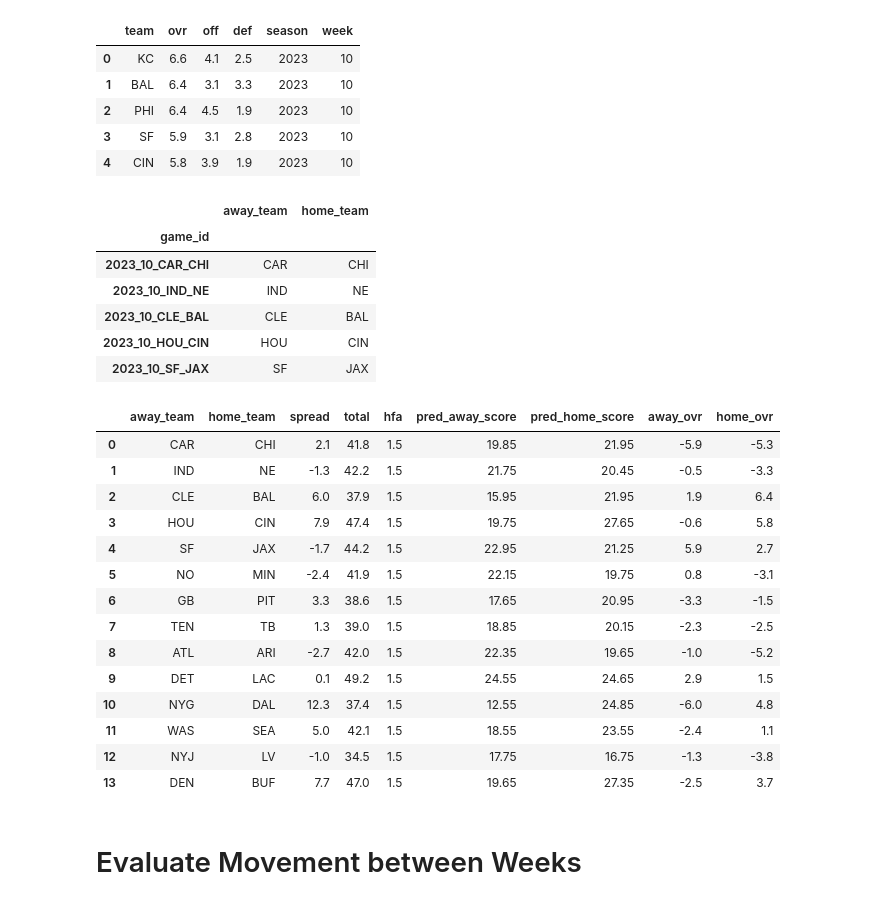
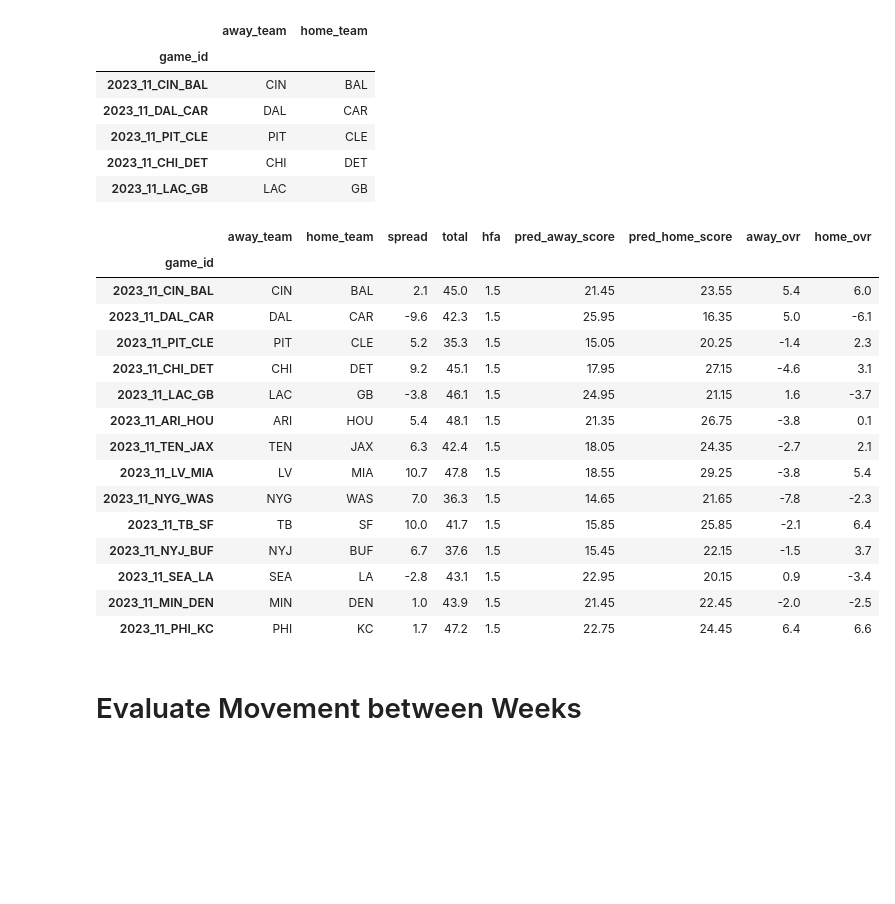
Before and after one commit to griffreichert/g-nfl, a Jupyter notebook: notebooks/guess-the-lines.ipynb, the cells around one changed output. Drawn from its saved outputs; the diff is of its cells as text; code cells hidden in the pictures; blank space fills up the shorter version.

Commit message:
guess the lines week 11

```diff
--- a/notebooks/guess-the-lines.ipynb
+++ b/notebooks/guess-the-lines.ipynb
@@ -14,6 +14,6 @@ from src.config import LOGO_PATH,  BETTING_PATH
 
 POWER_RATING_PATH = BETTING_PATH / 'power-ratings.pkl'
 # %%
-SEASON, WEEK = 2023, 10
+SEASON, WEEK = 2023, 11
 HFA = 1.5
 AVG_POINTS = 21.5
@@ -41,11 +19,0 @@ power_df
-# %%
-power_df['season']=SEASON
-power_df['week']=WEEK
-power_df.head()
-# %% [output]
-|  | team | ovr | off | def | season | week |
-| 0 | KC | 6.6 | 4.1 | 2.5 | 2023 | 10 |
-| 1 | BAL | 6.4 | 3.1 | 3.3 | 2023 | 10 |
-| 2 | PHI | 6.4 | 4.5 | 1.9 | 2023 | 10 |
-| 3 | SF | 5.9 | 3.1 | 2.8 | 2023 | 10 |
-| 4 | CIN | 5.8 | 3.9 | 1.9 | 2023 | 10 |
@@ -56,3 +20,17 @@ pwr = pd.read_pickle(POWER_RATING_PATH)
+# %%
+def read_power(season, week):
+    power_df = pd.read_clipboard()
+    assert len(power_df) == 32
+    power_df['season']=season
+    power_df['week']=week
+    power_df['power_id'] = power_df.apply(lambda row: f'{row.season}_{row.week}_{row.team}', axis=1)
+    power_df = power_df.set_index('power_id').sort_values(by=['ovr', 'off'], ascending=False)
+    return power_df
+# %%
+current_week = read_power(SEASON, WEEK)
+pwr = pd.read_pickle(POWER_RATING_PATH)
+pwr = pd.concat([pwr, current_week])
+pwr.to_pickle(POWER_RATING_PATH)
 # %%
 sched = nfl.import_schedules([SEASON])
 # %%
@@ -61,42 +39,44 @@ sched.head()
 # %% [output]
 |  | away_team | home_team |
 | game_id |  |  |
-| 2023_10_CAR_CHI | CAR | CHI |
-| 2023_10_IND_NE | IND | NE |
-| 2023_10_CLE_BAL | CLE | BAL |
-| 2023_10_HOU_CIN | HOU | CIN |
-| 2023_10_SF_JAX | SF | JAX |
+| 2023_11_CIN_BAL | CIN | BAL |
+| 2023_11_DAL_CAR | DAL | CAR |
+| 2023_11_PIT_CLE | PIT | CLE |
+| 2023_11_CHI_DET | CHI | DET |
+| 2023_11_LAC_GB | LAC | GB |
 # %%
 predict_home_score = lambda row: AVG_POINTS + row.home_off - row.away_def + HFA / 2
 predict_away_score = lambda row: AVG_POINTS + row.away_off - row.home_def - HFA / 2
 # %%
 # guess the lines
 gtl = pd.merge(sched, pwr[(pwr['week'] == WEEK) & (pwr['season']==SEASON)][['team', 'ovr', 'off', 'def']], left_on='away_team', right_on='team').drop(columns=['team']).rename(columns={'ovr': 'away_ovr', 'off': 'away_off', 'def': 'away_def'})
 gtl = pd.merge(gtl, pwr[(pwr['week'] == WEEK) & (pwr['season']==SEASON)][['team', 'ovr', 'off', 'def']], left_on='home_team', right_on='team').drop(columns=['team']).rename(columns={'ovr': 'home_ovr', 'off': 'home_off', 'def': 'home_def'})
 gtl['hfa'] = HFA
 gtl['pred_away_score'] = gtl.apply(predict_away_score, axis=1)
 gtl['pred_home_score'] = gtl.apply(predict_home_score, axis=1)
 gtl['spread'] = gtl['pred_home_score'] - gtl['pred_away_score']
 gtl['total'] = gtl['pred_home_score'] + gtl['pred_away_score']
 gtl = gtl[['away_team', 'home_team', 'spread', 'total', 'hfa', 'pred_away_score', 'pred_home_score', 'away_ovr', 'home_ovr']].copy()
-gtl['game_id'] = f'{SEASON}_{WEEK}_'
+gtl['game_id'] = gtl.apply(lambda row: f'{SEASON}_{WEEK}_{row.away_team}_{row.home_team}', axis=1)
+gtl = gtl.set_index('game_id')
 gtl
 # %% [output]
 |  | away_team | home_team | spread | total | hfa | pred_away_score | pred_home_score | away_ovr | home_ovr |
-| 0 | CAR | CHI | 2.1 | 41.8 | 1.5 | 19.85 | 21.95 | -5.9 | -5.3 |
-| 1 | IND | NE | -1.3 | 42.2 | 1.5 | 21.75 | 20.45 | -0.5 | -3.3 |
-| 2 | CLE | BAL | 6.0 | 37.9 | 1.5 | 15.95 | 21.95 | 1.9 | 6.4 |
-| 3 | HOU | CIN | 7.9 | 47.4 | 1.5 | 19.75 | 27.65 | -0.6 | 5.8 |
-| 4 | SF | JAX | -1.7 | 44.2 | 1.5 | 22.95 | 21.25 | 5.9 | 2.7 |
-| 5 | NO | MIN | -2.4 | 41.9 | 1.5 | 22.15 | 19.75 | 0.8 | -3.1 |
-| 6 | GB | PIT | 3.3 | 38.6 | 1.5 | 17.65 | 20.95 | -3.3 | -1.5 |
-| 7 | TEN | TB | 1.3 | 39.0 | 1.5 | 18.85 | 20.15 | -2.3 | -2.5 |
-| 8 | ATL | ARI | -2.7 | 42.0 | 1.5 | 22.35 | 19.65 | -1.0 | -5.2 |
-| 9 | DET | LAC | 0.1 | 49.2 | 1.5 | 24.55 | 24.65 | 2.9 | 1.5 |
-| 10 | NYG | DAL | 12.3 | 37.4 | 1.5 | 12.55 | 24.85 | -6.0 | 4.8 |
-| 11 | WAS | SEA | 5.0 | 42.1 | 1.5 | 18.55 | 23.55 | -2.4 | 1.1 |
-| 12 | NYJ | LV | -1.0 | 34.5 | 1.5 | 17.75 | 16.75 | -1.3 | -3.8 |
-| 13 | DEN | BUF | 7.7 | 47.0 | 1.5 | 19.65 | 27.35 | -2.5 | 3.7 |
+| game_id |  |  |  |  |  |  |  |  |  |
+| 2023_11_CIN_BAL | CIN | BAL | 2.1 | 45.0 | 1.5 | 21.45 | 23.55 | 5.4 | 6.0 |
+| 2023_11_DAL_CAR | DAL | CAR | -9.6 | 42.3 | 1.5 | 25.95 | 16.35 | 5.0 | -6.1 |
+| 2023_11_PIT_CLE | PIT | CLE | 5.2 | 35.3 | 1.5 | 15.05 | 20.25 | -1.4 | 2.3 |
+| 2023_11_CHI_DET | CHI | DET | 9.2 | 45.1 | 1.5 | 17.95 | 27.15 | -4.6 | 3.1 |
+| 2023_11_LAC_GB | LAC | GB | -3.8 | 46.1 | 1.5 | 24.95 | 21.15 | 1.6 | -3.7 |
+| 2023_11_ARI_HOU | ARI | HOU | 5.4 | 48.1 | 1.5 | 21.35 | 26.75 | -3.8 | 0.1 |
+| 2023_11_TEN_JAX | TEN | JAX | 6.3 | 42.4 | 1.5 | 18.05 | 24.35 | -2.7 | 2.1 |
+| 2023_11_LV_MIA | LV | MIA | 10.7 | 47.8 | 1.5 | 18.55 | 29.25 | -3.8 | 5.4 |
+| 2023_11_NYG_WAS | NYG | WAS | 7.0 | 36.3 | 1.5 | 14.65 | 21.65 | -7.8 | -2.3 |
+| 2023_11_TB_SF | TB | SF | 10.0 | 41.7 | 1.5 | 15.85 | 25.85 | -2.1 | 6.4 |
+| 2023_11_NYJ_BUF | NYJ | BUF | 6.7 | 37.6 | 1.5 | 15.45 | 22.15 | -1.5 | 3.7 |
+| 2023_11_SEA_LA | SEA | LA | -2.8 | 43.1 | 1.5 | 22.95 | 20.15 | 0.9 | -3.4 |
+| 2023_11_MIN_DEN | MIN | DEN | 1.0 | 43.9 | 1.5 | 21.45 | 22.45 | -2.0 | -2.5 |
+| 2023_11_PHI_KC | PHI | KC | 1.7 | 47.2 | 1.5 | 22.75 | 24.45 | 6.4 | 6.6 |
 # %% [markdown]
 # Evaluate Movement between Weeks
 # %%
```
Also changed, not shown: parts of 3 cells of this notebook.
